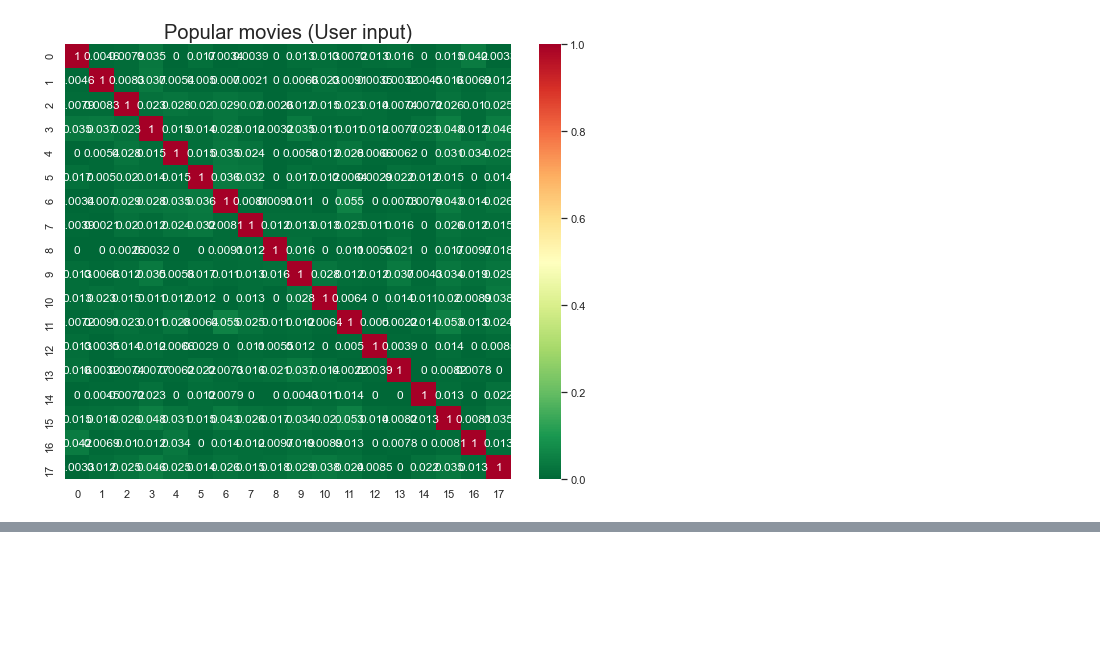
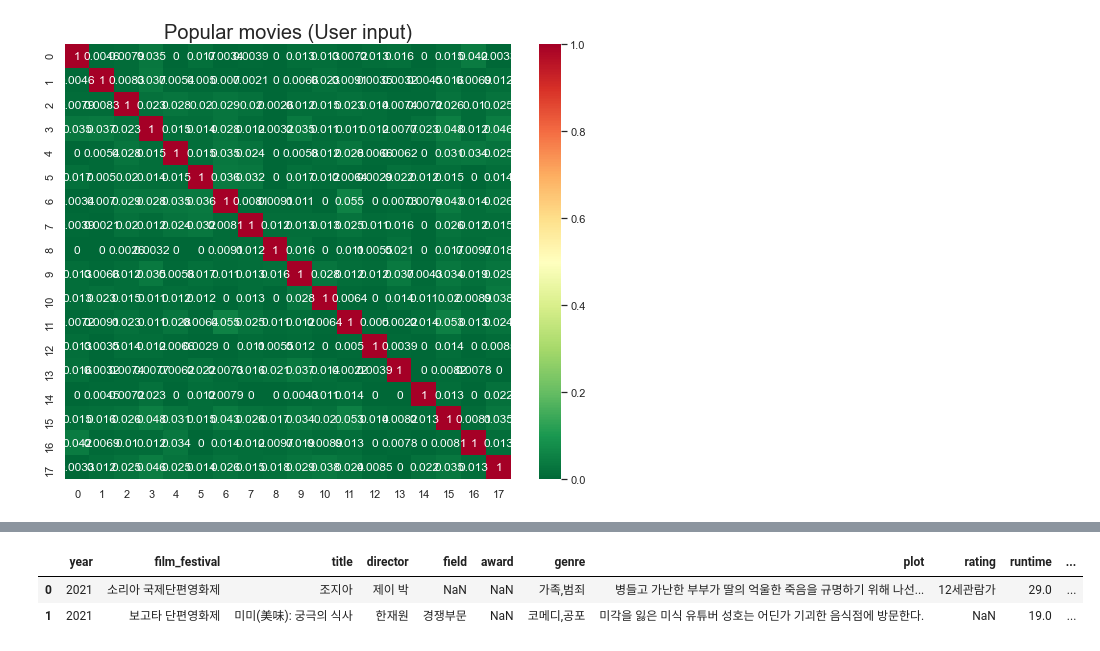
Before and after one commit to ChriSangHoon/Elice-Data-project-Data-analysis-, a Jupyter notebook: recommendation_system-similarity_popular.ipynb, the cells around one changed output, grey strips where cells are left out. Drawn from its saved outputs; the diff is of its cells as text; code cells hidden in the pictures; blank space fills up the shorter version.

```diff
--- a/recommendation_system-similarity_popular.ipynb
+++ b/recommendation_system-similarity_popular.ipynb
@@ -117,0 +125,7 @@ plt.show()
+# %%
+movies = pd.read_csv('./film_festival_ver3.csv')
+movies.head(2)
+# %% [output]
+|  | year | film_festival | title | director | field | award | genre | plot | rating | runtime | ... |
+| 0 | 2021 | 소리아 국제단편영화제 | 조지아 | 제이 박 | NaN | NaN | 가족,범죄 | 병들고 가난한 부부가 딸의 억울한 죽음을 규명하기 위해 나선... | 12세관람가 | 29.0 | ... |
+| 1 | 2021 | 보고타 단편영화제 | 미미(美味): 궁극의 식사 | 한재원 | 경쟁부문 | NaN | 코메디,공포 | 미각을 잃은 미식 유튜버 성호는 어딘가 기괴한 음식점에 방문한다. | NaN | 19.0 | ... |
```
Also changed, not shown: parts of 17 cells of this notebook.
